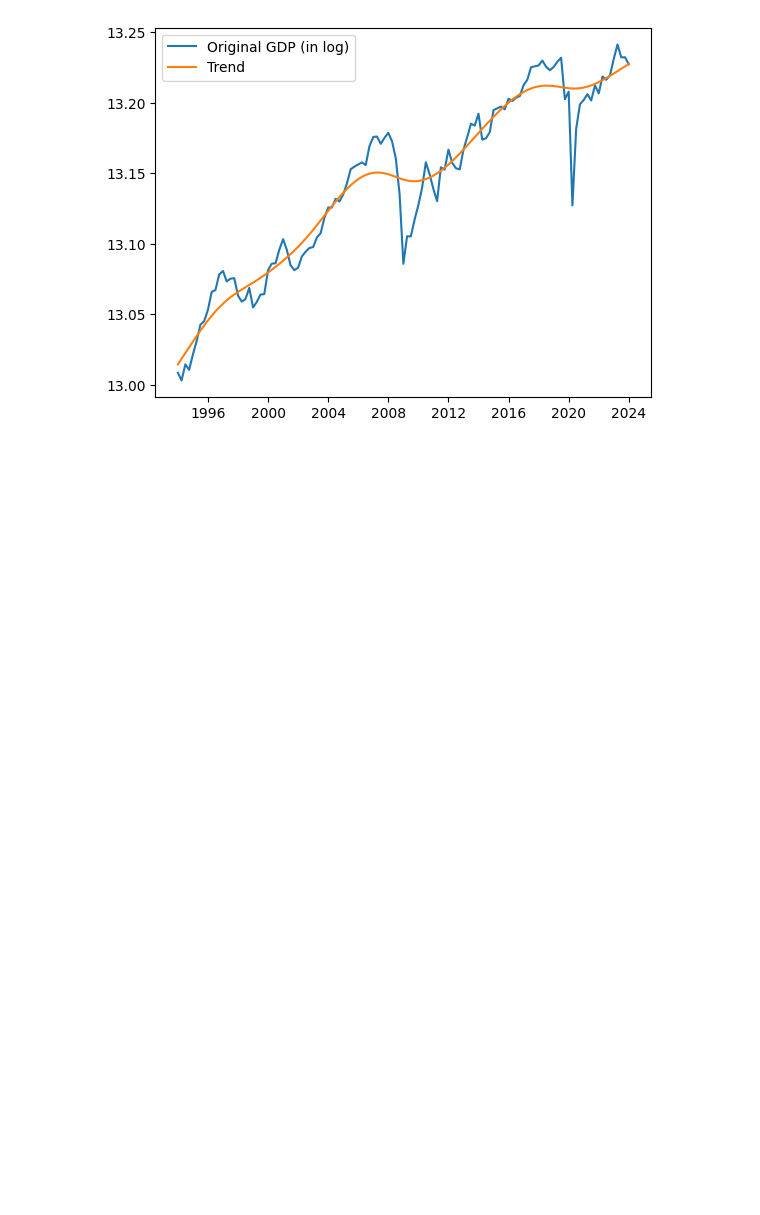
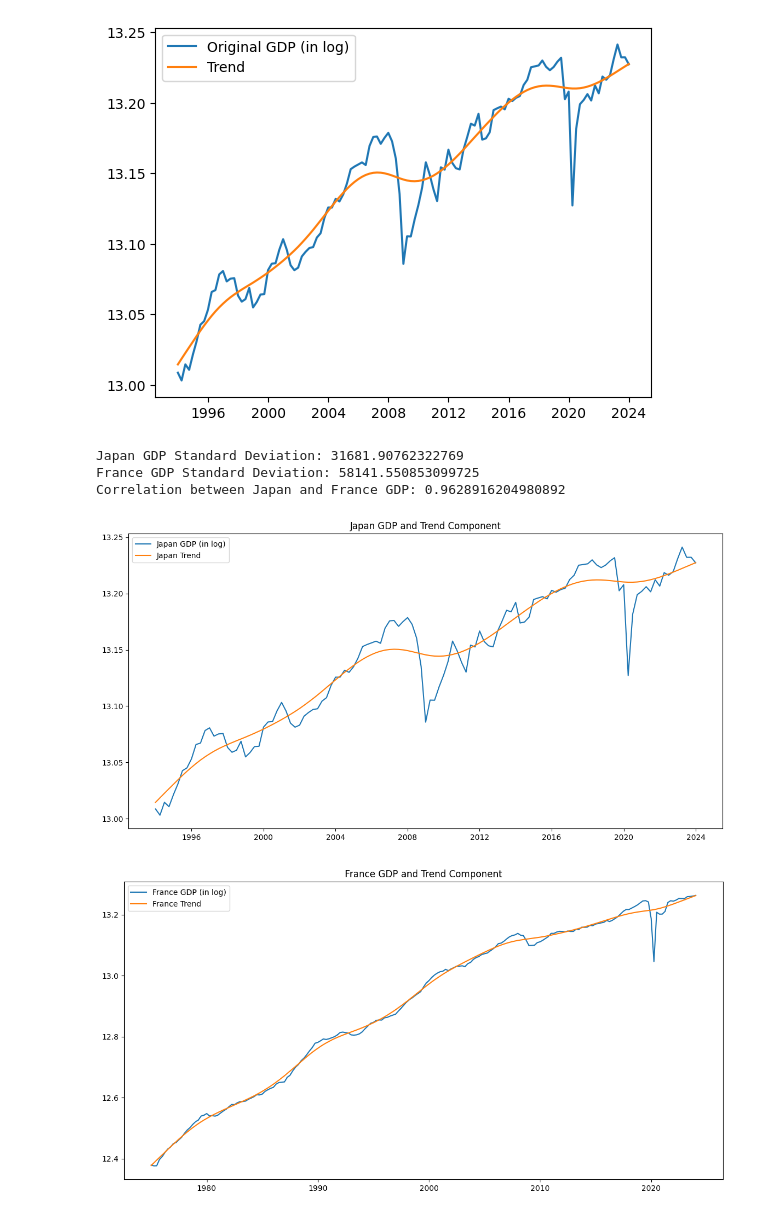
Before and after one commit to Nekok9/MK, a Jupyter notebook: Untitled1.ipynb, the cells around one changed output. Saved outputs shown, nothing was run; the diff lists cells and outputs as text; code cells hidden in the pictures; blank space fills up the shorter version.

```diff
--- a/Untitled1.ipynb
+++ b/Untitled1.ipynb
@@ -66,3 +66,69 @@ plt.legend()
 plt.show()
 # %% [output]
 [figure]
+# %%
+import pandas as pd
+import pandas_datareader.data as web
+import matplotlib.pyplot as plt
+import statsmodels.api as sm
+import numpy as np
+
+# Set the start and end dates for the data
+start_date = '1975-01-01'
+end_date = '2024-01-01'
+
+# Download the data from FRED using pandas_datareader
+japan_gdp = web.DataReader('JPNRGDPEXP', 'fred', start_date, end_date)
+france_gdp = web.DataReader('CLVMNACSCAB1GQFR', 'fred', start_date, end_date)
+
+# Convert the data to log scale
+log_japan_gdp = np.log(japan_gdp)
+log_france_gdp = np.log(france_gdp)
+
+# Apply Hodrick-Prescott filter to extract the cyclical component
+japan_cycle, japan_trend = sm.tsa.filters.hpfilter(log_japan_gdp, lamb=1600)
+france_cycle, france_trend = sm.tsa.filters.hpfilter(log_france_gdp, lamb=1600)
+
+# Calculate the quarterly percent change in real GDP
+japan_gdp_pct_change = japan_gdp.pct_change(4)
+france_gdp_pct_change = france_gdp.pct_change(4)
+
+# Remove NaN values
+gdp_data = pd.DataFrame({
+    'Japan_GDP': japan_gdp['JPNRGDPEXP'],
+    'France_GDP': france_gdp['CLVMNACSCAB1GQFR']
+}).dropna()
+
+# Calculate the standard deviation
+japan_gdp_std = gdp_data['Japan_GDP'].std()
+france_gdp_std = gdp_data['France_GDP'].std()
+
+# Calculate the correlation coefficient
+correlation = gdp_data['Japan_GDP'].corr(gdp_data['France_GDP'])
+
+# Display the results
+print(f"Japan GDP Standard Deviation: {japan_gdp_std}")
+print(f"France GDP Standard Deviation: {france_gdp_std}")
+print(f"Correlation between Japan and France GDP: {correlation}")
+
+# Plot: Japan GDP (in log)
+plt.figure(figsize=(14, 7))
+plt.plot(log_japan_gdp, label="Japan GDP (in log)")
+plt.plot(japan_trend, label="Japan Trend")
+plt.legend()
+plt.title("Japan GDP and Trend Component")
+plt.show()
+
+# Plot: France GDP (in log)
+plt.figure(figsize=(14, 7))
+plt.plot(log_france_gdp, label="France GDP (in log)")
+plt.plot(france_trend, label="France Trend")
+plt.legend()
+plt.title("France GDP and Trend Component")
+plt.show()
+# %% [output]
+Japan GDP Standard Deviation: 31681.90762322769
+France GDP Standard Deviation: 58141.550853099725
+Correlation between Japan and France GDP: 0.9628916204980892
+[figure, added]
+[figure, added]
```
Also changed, not shown: parts of 2 cells of this notebook.
